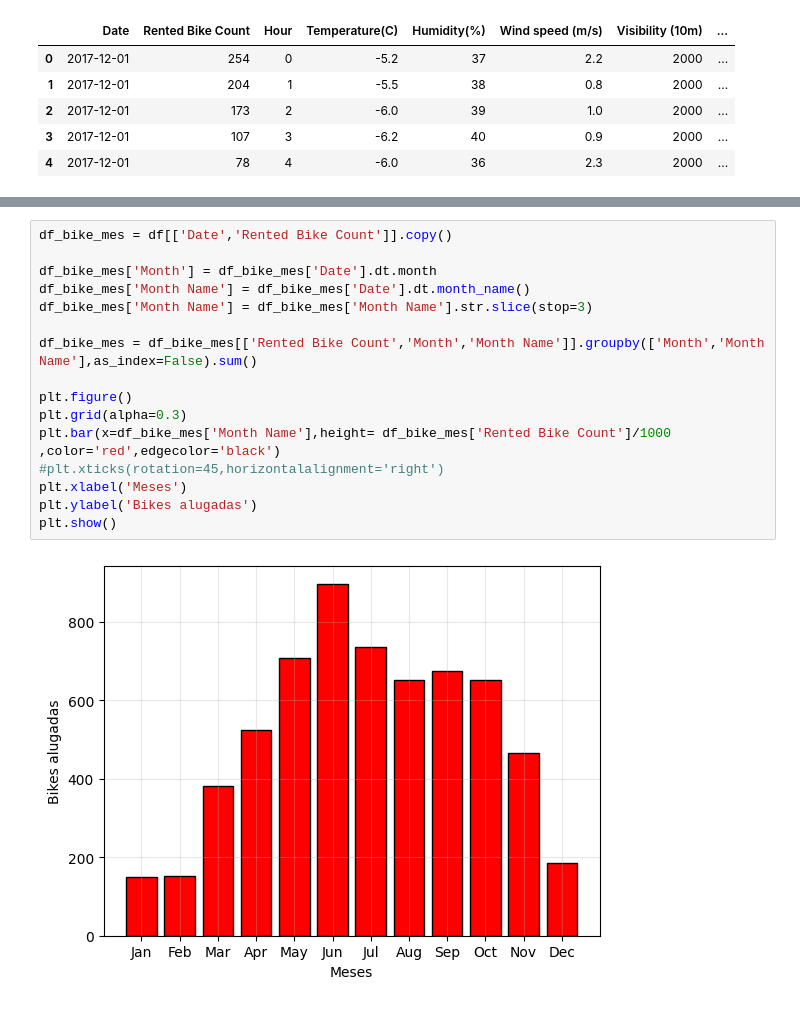
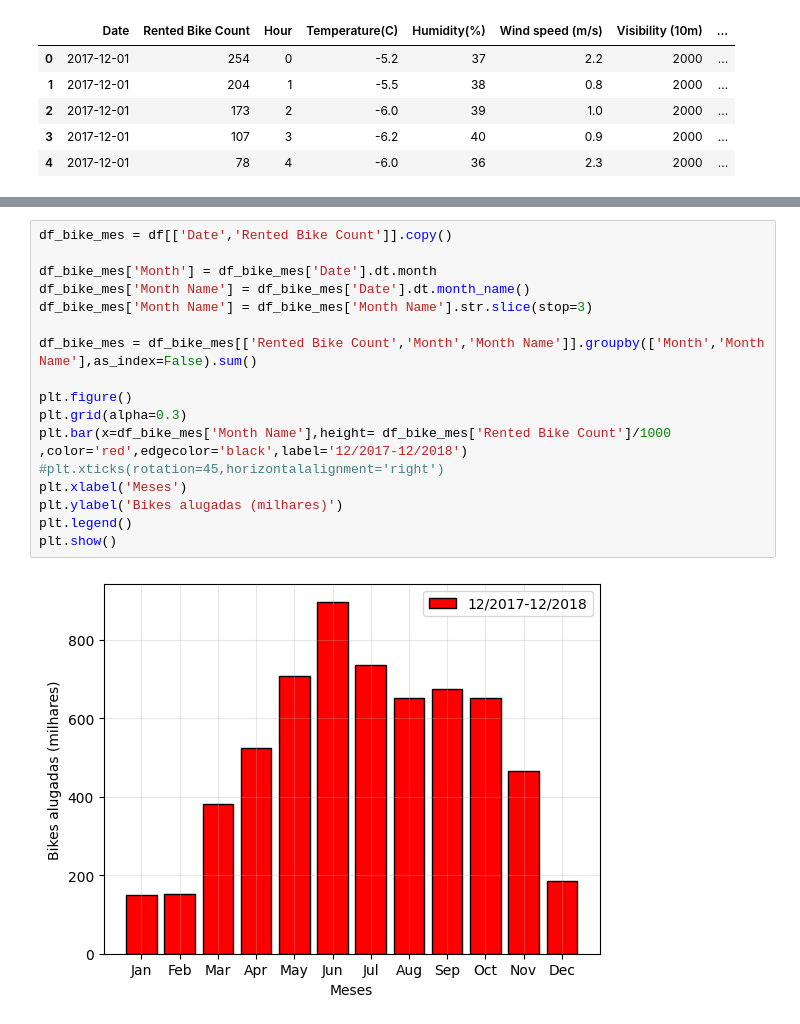
Before and after one commit to andrefsr/Estudos-em-Inteligencia-Artificial, a Jupyter notebook: Lista 2 - Regressão Linear/EDA.ipynb, the cells around one changed output, grey strips where cells are left out. Cells and saved outputs as stored; diff of their text form.

```diff
--- a/Lista 2 - Regressão Linear/EDA.ipynb
+++ b/Lista 2 - Regressão Linear/EDA.ipynb
@@ -49,18 +49,19 @@ None
 # %%
 df_bike_mes = df[['Date','Rented Bike Count']].copy()
 
 df_bike_mes['Month'] = df_bike_mes['Date'].dt.month
 df_bike_mes['Month Name'] = df_bike_mes['Date'].dt.month_name()
 df_bike_mes['Month Name'] = df_bike_mes['Month Name'].str.slice(stop=3)
 
 df_bike_mes = df_bike_mes[['Rented Bike Count','Month','Month Name']].groupby(['Month','Month Name'],as_index=False).sum()
 
 plt.figure()
 plt.grid(alpha=0.3)
-plt.bar(x=df_bike_mes['Month Name'],height= df_bike_mes['Rented Bike Count']/1000 ,color='red',edgecolor='black')
+plt.bar(x=df_bike_mes['Month Name'],height= df_bike_mes['Rented Bike Count']/1000 ,color='red',edgecolor='black',label='12/2017-12/2018')
 #plt.xticks(rotation=45,horizontalalignment='right')
 plt.xlabel('Meses')
-plt.ylabel('Bikes alugadas')
+plt.ylabel('Bikes alugadas (milhares)')
+plt.legend()
 plt.show()
 # %% [output]
-[figure, old version]
+[figure, new version]
```
Also changed, not shown: 2 other files.
